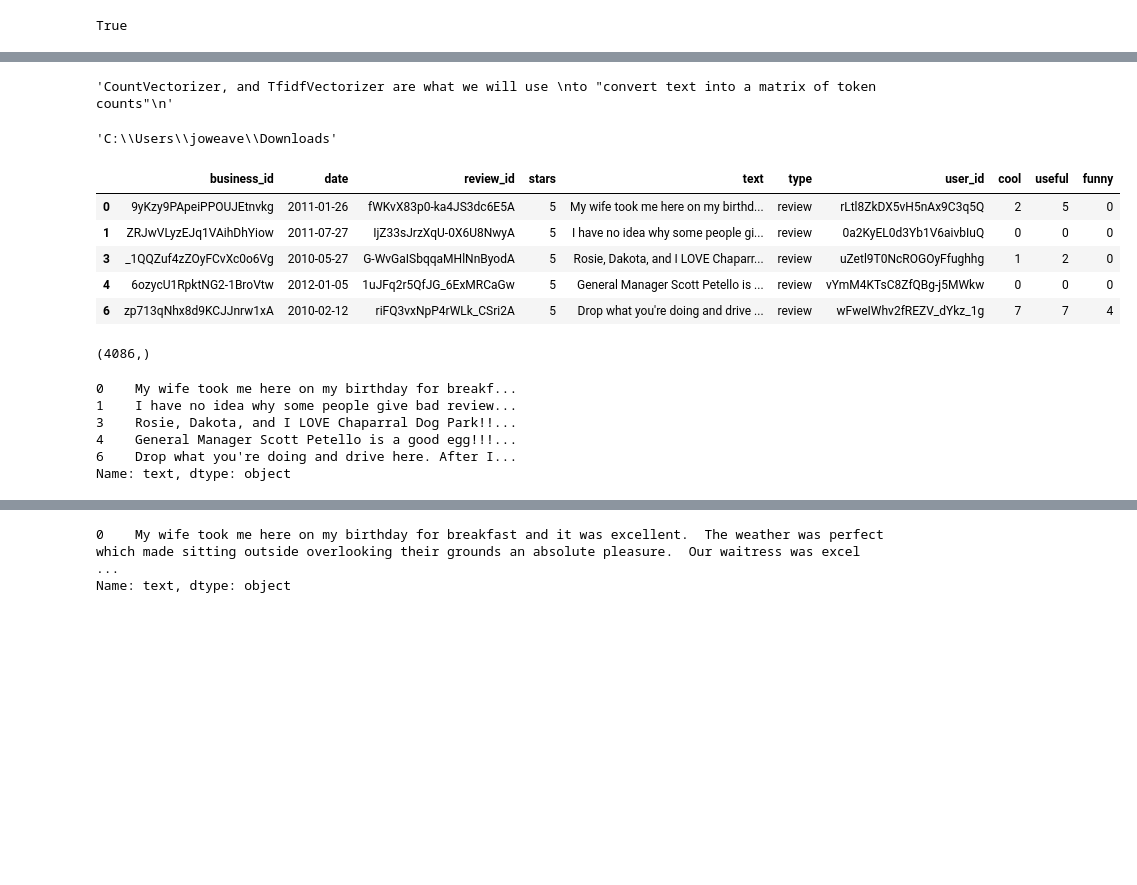
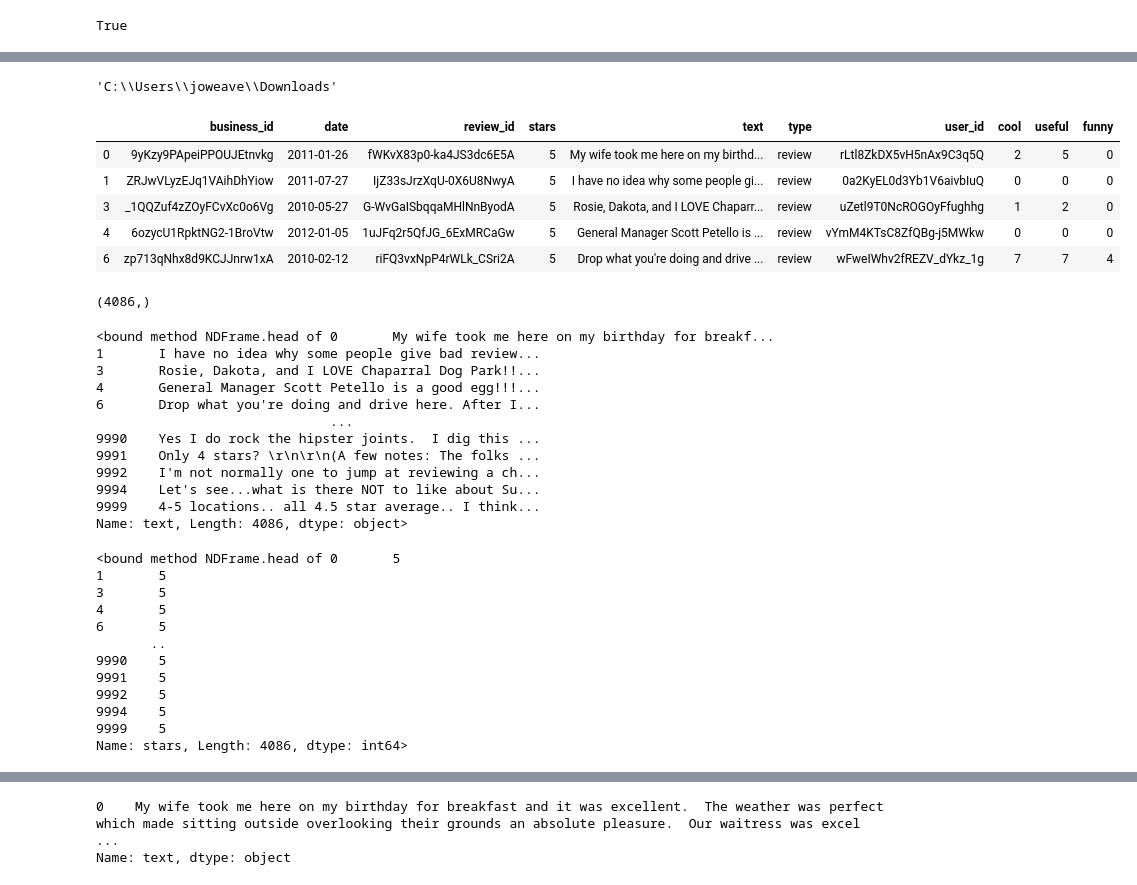
Before and after one commit to jdweaver/code_alongs, a Jupyter notebook: text_analytics.ipynb, the cells around one changed output, grey strips where cells are left out. Cells and saved outputs as stored; diff of their text form; code cells hidden in the pictures; blank space fills up the shorter version.

Commit message:
updated text analytics file for spaf

```diff
--- a/text_analytics.ipynb
+++ b/text_analytics.ipynb
@@ -176,14 +188,12 @@ import matplotlib
 import seaborn as sns
 import matplotlib.style as style
 style.use('fivethirtyeight')
-from plotly import tools
-import plotly.plotly as py
-from plotly.offline import init_notebook_mode, iplot
-init_notebook_mode(connected=True)
-import plotly.graph_objs as go
-import plotly.figure_factory as ff
+# from plotly import tools
+# import plotly.plotly as py
+# from plotly.offline import init_notebook_mode, iplot
+# init_notebook_mode(connected=True)
+# import plotly.graph_objs as go
+# import plotly.figure_factory as ff
-# %% [output]
-'CountVectorizer, and TfidfVectorizer are what we will use \nto "convert text into a matrix of token counts"\n'
 # %%
 os.getcwd()
 # %% [output]
@@ -191,37 +201,57 @@ os.getcwd()
 # %%
 # read yelp.csv into a DataFrame
 path = 'C:\\Users\\joweave\\Downloads\\'
 data = 'yelp.csv'
 yelp = pd.read_csv(path+data)
 
 # create a new DataFrame that only contains the 5-star and 1-star reviews
 yelp_best_worst = yelp[(yelp.stars==5) | (yelp.stars==1)]
 
+#look at first few top rows
+yelp_best_worst.head()
+
 # define X and y
 X = yelp_best_worst.text
 y = yelp_best_worst.stars
 
+#get column and row count and look at first few rows of the text data
+X.shape
+X.head
+
+#look at the first few top rows of the label/dv
+y.head
+
 # split the new DataFrame into training and testing sets
 X_train, X_test, y_train, y_test = train_test_split(X, y, random_state=1)
+# %% [output]
+|  | business_id | date | review_id | stars | text | type | user_id | cool | useful | funny |
+| 0 | 9yKzy9PApeiPPOUJEtnvkg | 2011-01-26 | fWKvX83p0-ka4JS3dc6E5A | 5 | My wife took me here on my birthd... | review | rLtl8ZkDX5vH5nAx9C3q5Q | 2 | 5 | 0 |
+| 1 | ZRJwVLyzEJq1VAihDhYiow | 2011-07-27 | IjZ33sJrzXqU-0X6U8NwyA | 5 | I have no idea why some people gi... | review | 0a2KyEL0d3Yb1V6aivbIuQ | 0 | 0 | 0 |
+| 3 | _1QQZuf4zZOyFCvXc0o6Vg | 2010-05-27 | G-WvGaISbqqaMHlNnByodA | 5 | Rosie, Dakota, and I LOVE Chaparr... | review | uZetl9T0NcROGOyFfughhg | 1 | 2 | 0 |
+| 4 | 6ozycU1RpktNG2-1BroVtw | 2012-01-05 | 1uJFq2r5QfJG_6ExMRCaGw | 5 | General Manager Scott Petello is ... | review | vYmM4KTsC8ZfQBg-j5MWkw | 0 | 0 | 0 |
+| 6 | zp713qNhx8d9KCJJnrw1xA | 2010-02-12 | riFQ3vxNpP4rWLk_CSri2A | 5 | Drop what you're doing and drive ... | review | wFweIWhv2fREZV_dYkz_1g | 7 | 7 | 4 |
+(4086,)
+<bound method NDFrame.head of 0       My wife took me here on my birthday for breakf...
+1       I have no idea why some people give bad review...
+3       Rosie, Dakota, and I LOVE Chaparral Dog Park!!...
+4       General Manager Scott Petello is a good egg!!!...
+6       Drop what you're doing and drive here. After I...
+                              ...
+9990    Yes I do rock the hipster joints.  I dig this ...
+9991    Only 4 stars? \r\n\r\n(A few notes: The folks ...
+9992    I'm not normally one to jump at reviewing a ch...
+9994    Let's see...what is there NOT to like about Su...
+9999    4-5 locations.. all 4.5 star average.. I think...
+Name: text, Length: 4086, dtype: object>
+<bound method NDFrame.head of 0       5
+1       5
+3       5
+4       5
+6       5
+       ..
+9990    5
+9991    5
+9992    5
+9994    5
+9999    5
+Name: stars, Length: 4086, dtype: int64>
-# %%
-yelp_best_worst.head()
-# %% [output]
-|  | business_id | date | review_id | stars | text | type | user_id | cool | useful | funny |
-| 0 | 9yKzy9PApeiPPOUJEtnvkg | 2011-01-26 | fWKvX83p0-ka4JS3dc6E5A | 5 | My wife took me here on my birthd... | review | rLtl8ZkDX5vH5nAx9C3q5Q | 2 | 5 | 0 |
-| 1 | ZRJwVLyzEJq1VAihDhYiow | 2011-07-27 | IjZ33sJrzXqU-0X6U8NwyA | 5 | I have no idea why some people gi... | review | 0a2KyEL0d3Yb1V6aivbIuQ | 0 | 0 | 0 |
-| 3 | _1QQZuf4zZOyFCvXc0o6Vg | 2010-05-27 | G-WvGaISbqqaMHlNnByodA | 5 | Rosie, Dakota, and I LOVE Chaparr... | review | uZetl9T0NcROGOyFfughhg | 1 | 2 | 0 |
-| 4 | 6ozycU1RpktNG2-1BroVtw | 2012-01-05 | 1uJFq2r5QfJG_6ExMRCaGw | 5 | General Manager Scott Petello is ... | review | vYmM4KTsC8ZfQBg-j5MWkw | 0 | 0 | 0 |
-| 6 | zp713qNhx8d9KCJJnrw1xA | 2010-02-12 | riFQ3vxNpP4rWLk_CSri2A | 5 | Drop what you're doing and drive ... | review | wFweIWhv2fREZV_dYkz_1g | 7 | 7 | 4 |
-# %%
-X.shape
-# %% [output]
-(4086,)
-# %%
-X.head()
-# %% [output]
-0    My wife took me here on my birthday for breakf...
-1    I have no idea why some people give bad review...
-3    Rosie, Dakota, and I LOVE Chaparral Dog Park!!...
-4    General Manager Scott Petello is a good egg!!!...
-6    Drop what you're doing and drive here. After I...
-Name: text, dtype: object
```
Also changed, not shown: parts of 30 cells of this notebook.
